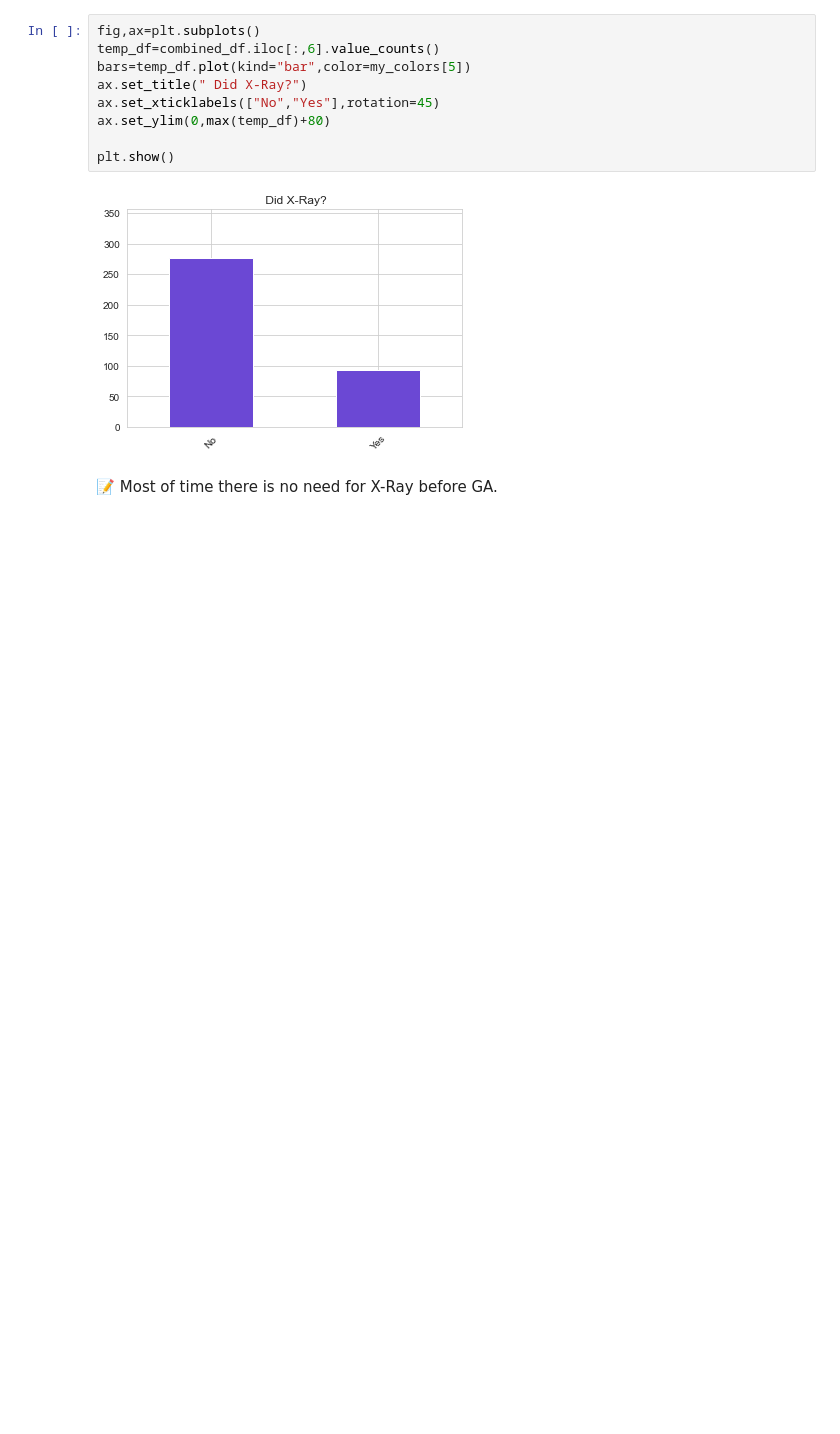
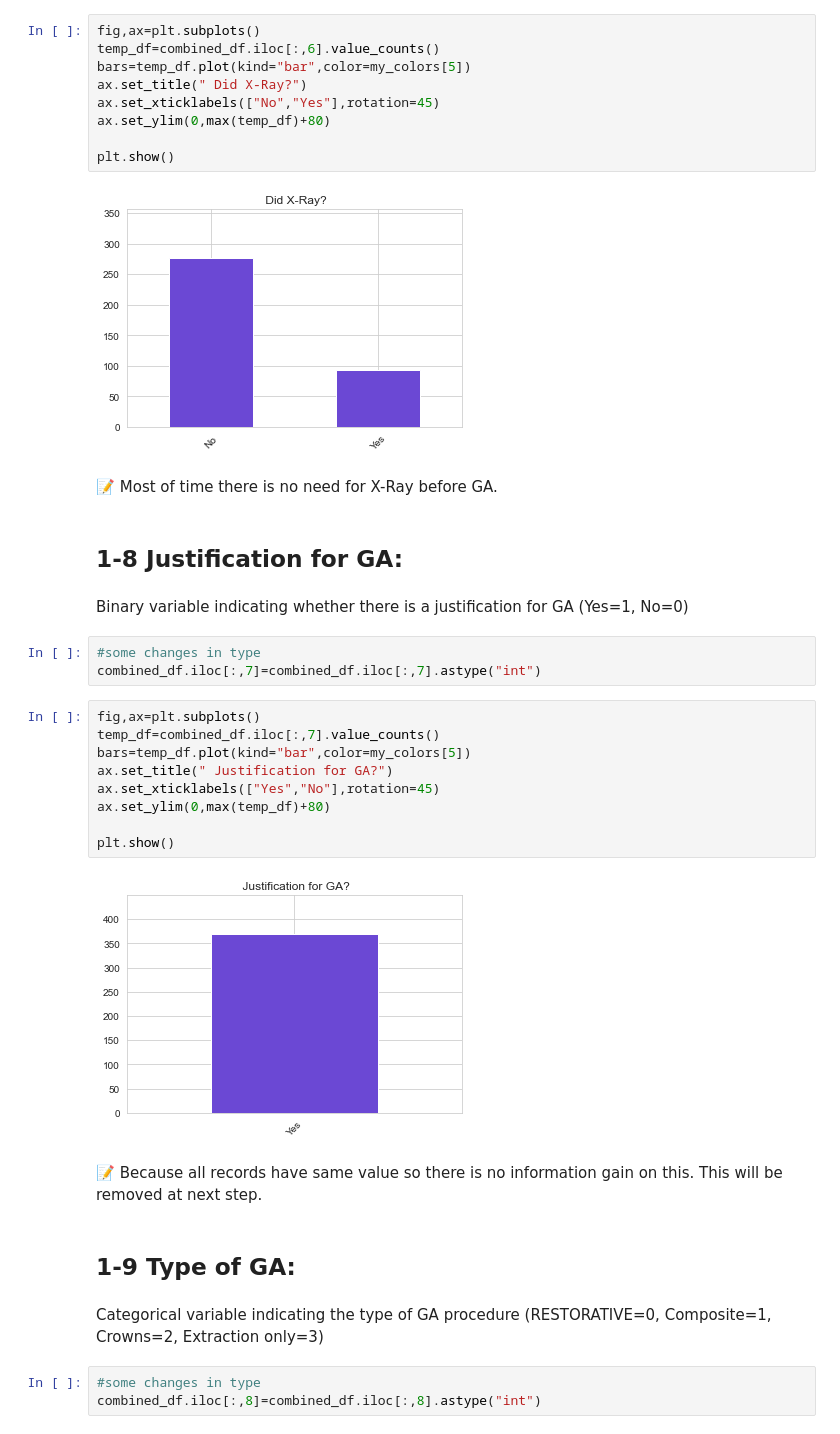
Before and after one commit to Kevinmcsd/Repeated-GA, a Jupyter notebook: Note Book.ipynb, the cells around one changed output. Saved outputs shown, nothing was run; the diff lists cells and outputs as text; blank space fills up the shorter version.

```diff
--- a/Note Book.ipynb
+++ b/Note Book.ipynb
@@ -298,3 +298,30 @@ plt.show()
 [figure]
 # %% [markdown]
 📝 Most of time there is no need for X-Ray before GA.
+# %% [markdown]
+ <h2>1-8 Justification for GA:  </h2>
+# %% [markdown]
+Binary variable indicating whether there is a justification for GA (Yes=1, No=0)
+# %%
+#some changes in type
+combined_df.iloc[:,7]=combined_df.iloc[:,7].astype("int")
+# %%
+fig,ax=plt.subplots()
+temp_df=combined_df.iloc[:,7].value_counts()
+bars=temp_df.plot(kind="bar",color=my_colors[5])
+ax.set_title(" Justification for GA?")
+ax.set_xticklabels(["Yes","No"],rotation=45)
+ax.set_ylim(0,max(temp_df)+80)
+
+plt.show()
+# %% [output]
+[figure, added]
+# %% [markdown]
+📝 Because all records have same value so there is no information gain on this. This will be removed at next step.
+# %% [markdown]
+ <h2>1-9 Type of GA:   </h2>
+# %% [markdown]
+Categorical variable indicating the type of GA procedure (RESTORATIVE=0, Composite=1, Crowns=2, Extraction only=3)
+# %%
+#some changes in type
+combined_df.iloc[:,8]=combined_df.iloc[:,8].astype("int")
```
Also changed, not shown: parts of 7 cells of this notebook.
